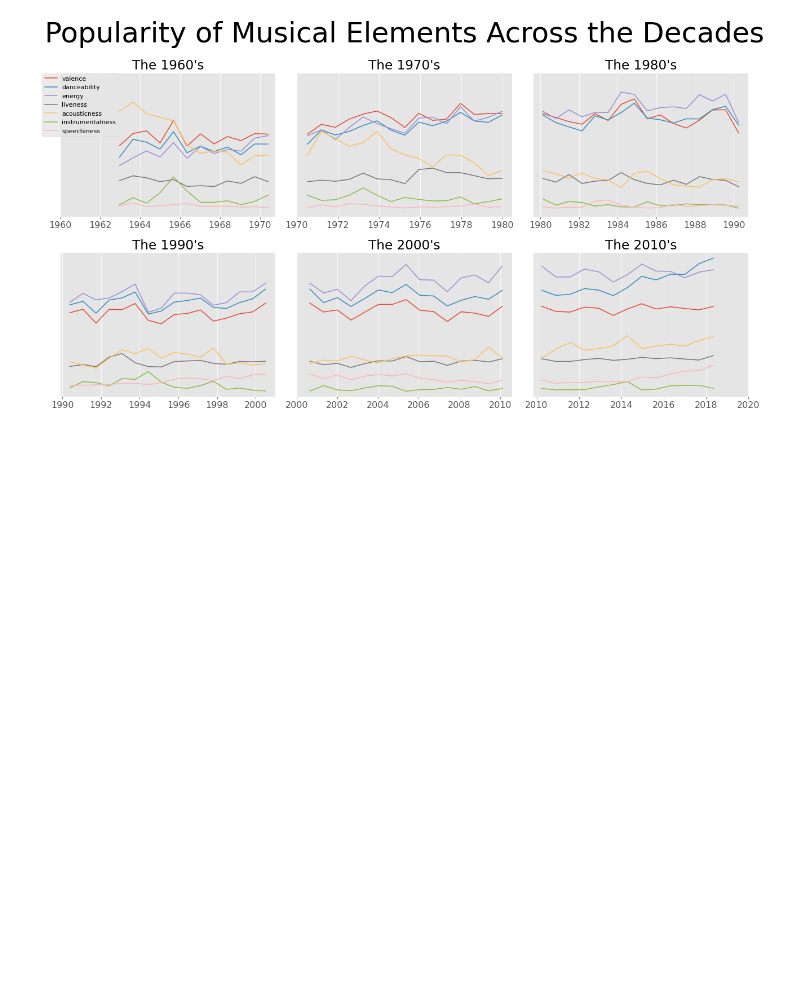
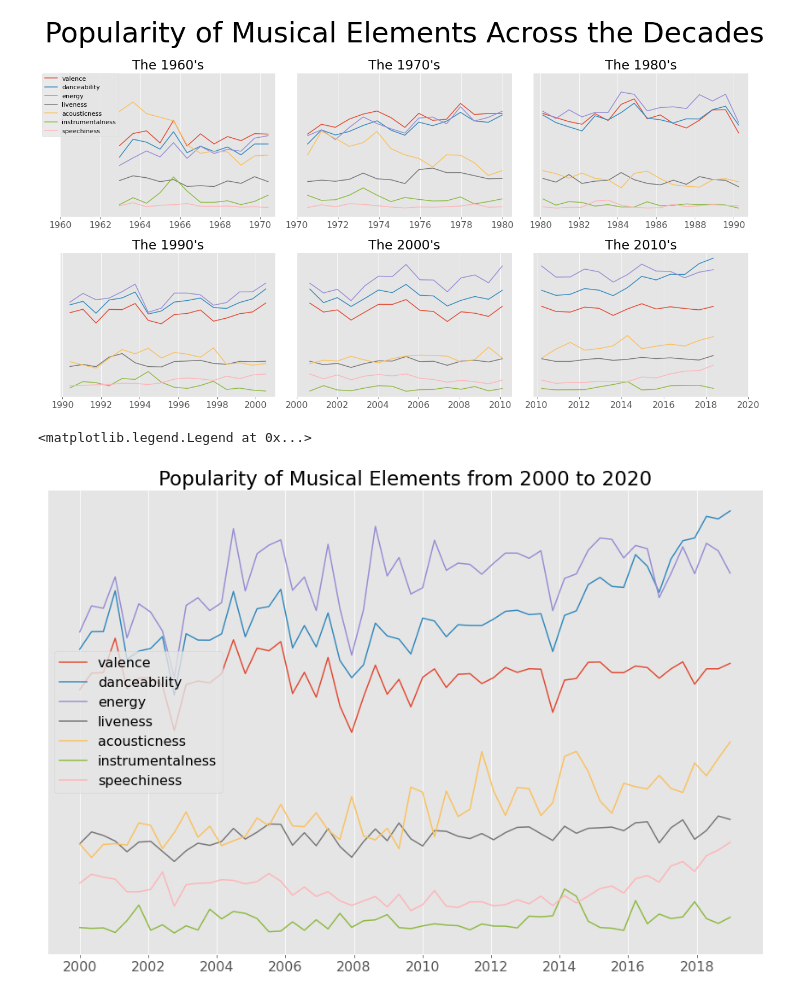
Before and after one commit to ZackMagnotti/tin-pan-data, a Jupyter notebook: vibe-analysis.ipynb, the cells around one changed output. Saved outputs shown, nothing was run; the diff lists cells and outputs as text; code cells hidden in the pictures; blank space fills up the shorter version.

Commit message:
added "dynamic" figure in vibe_analysis

```diff
--- a/vibe-analysis.ipynb
+++ b/vibe-analysis.ipynb
@@ -107,3 +106,19 @@ fig.tight_layout()
 # fig.savefig('images/vibe_by_decade.png')
 # %% [output]
 [figure]
+# %%
+delta = dt.timedelta(weeks=18)
+start = dt.date(2000, 1, 1)
+end = dt.date(2020, 1, 1)
+single_year = parameter_ts.loc[start:end].resample(delta).mean()
+
+fig, ax = plt.subplots(figsize=(15,10))
+for p in normal_parameters:
+    ax.plot(single_year.index, single_year[p])
+
+ax.set_title(f'Popularity of Musical Elements from {start.year} to {end.year}')
+ax.get_yaxis().set_visible(False)
+ax.legend(normal_parameters)
+# %% [output]
+<matplotlib.legend.Legend at 0x...>
+[figure, added]
```
Also changed, not shown: parts of 1 cell of this notebook.
